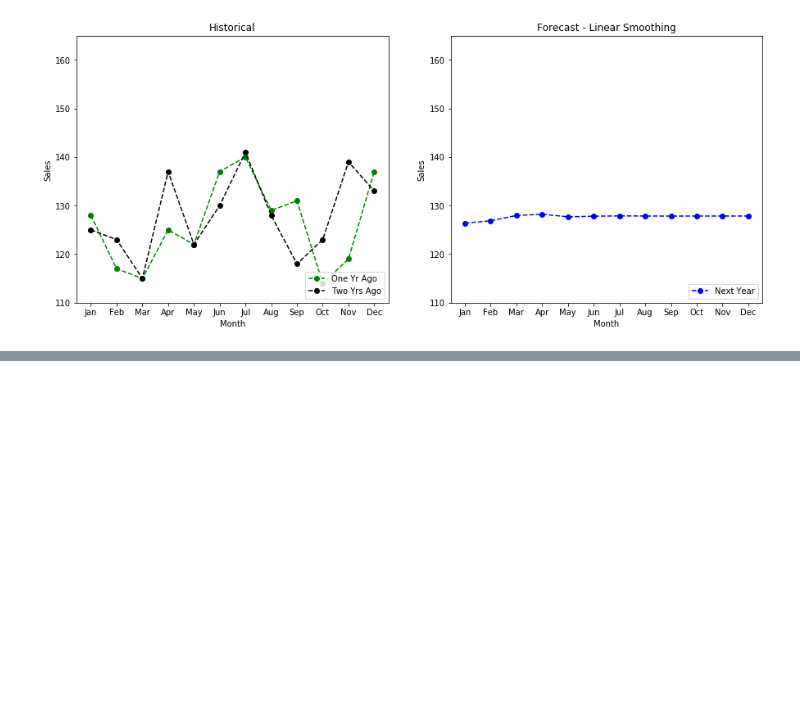
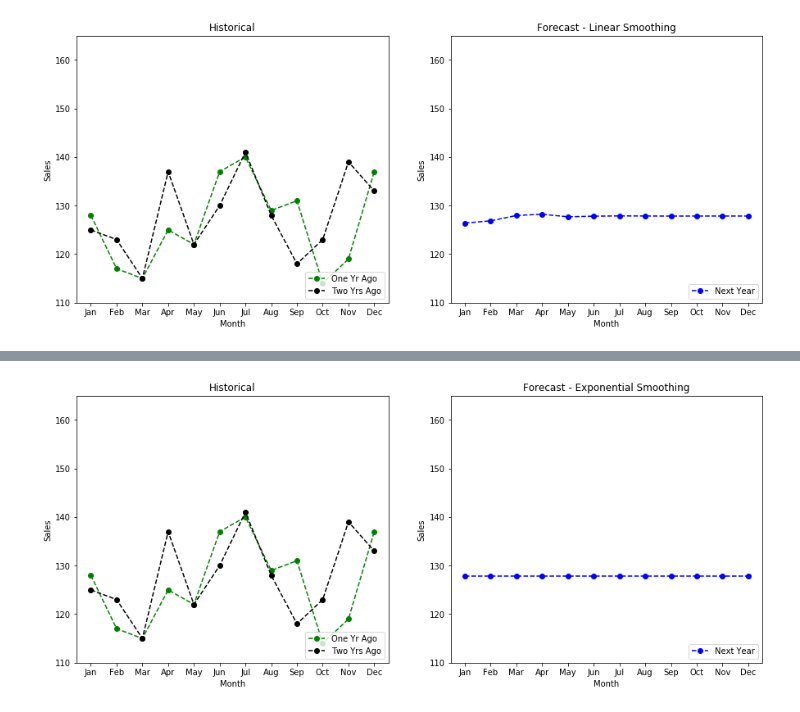
Before and after one commit to agritheory/forecast, a Jupyter notebook: temp_example_calcs.ipynb, the cells around one changed output, grey strips where cells are left out. Saved outputs shown, nothing was run; the diff lists cells and outputs as text; code cells hidden in the pictures; blank space fills up the shorter version.

Commit message:
feat: add method 11 exponential smoothing

```diff
--- a/temp_example_calcs.ipynb
+++ b/temp_example_calcs.ipynb
@@ -397,0 +395,12 @@ Similar to the weighted moving average method, this method applies a calculated,
+# %%
+periods_11 = 4
+alpha_11 = 0.3
+
+forecasts = [one_year_ago[-periods_11]]
+tmp = one_year_ago[-periods_11 + 1:]
+
+for i, sales in enumerate(tmp):
+    forecasts.append(alpha_11 * sales + (1 - alpha_11) * forecasts[i])
+
+exponential_smoothing = [Decimal(forecasts[-1])] * 12
+exponential_smoothing
@@ -397,0 +420,4 @@ Similar to the weighted moving average method, this method applies a calculated,
+# %%
+make_plots(exponential_smoothing, 'Exponential Smoothing')
+# %% [output]
+[figure, added]
```
Also changed, not shown: parts of 3 cells of this notebook.
